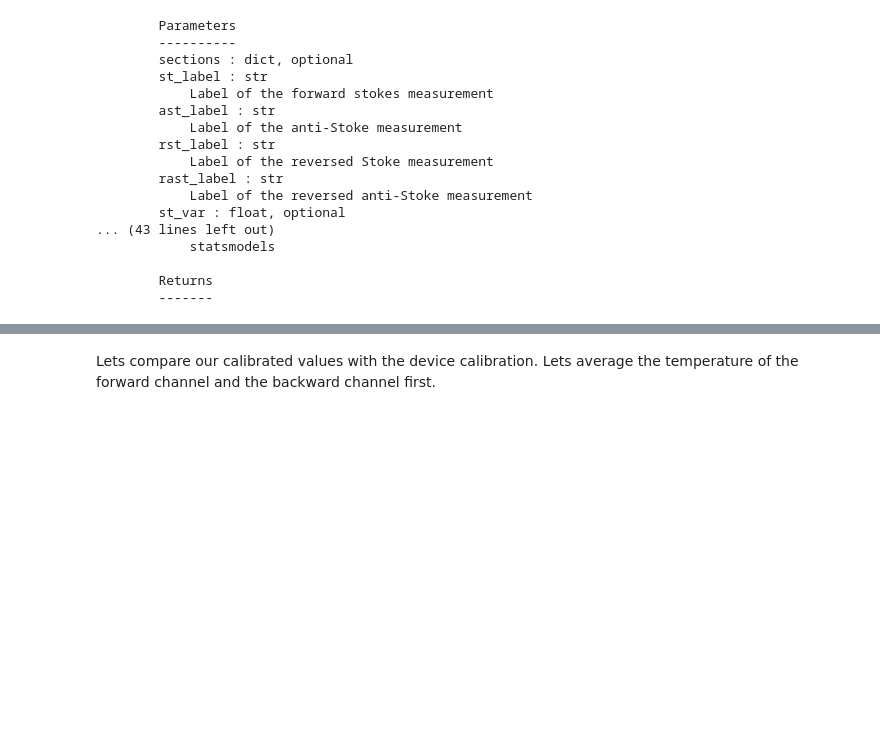
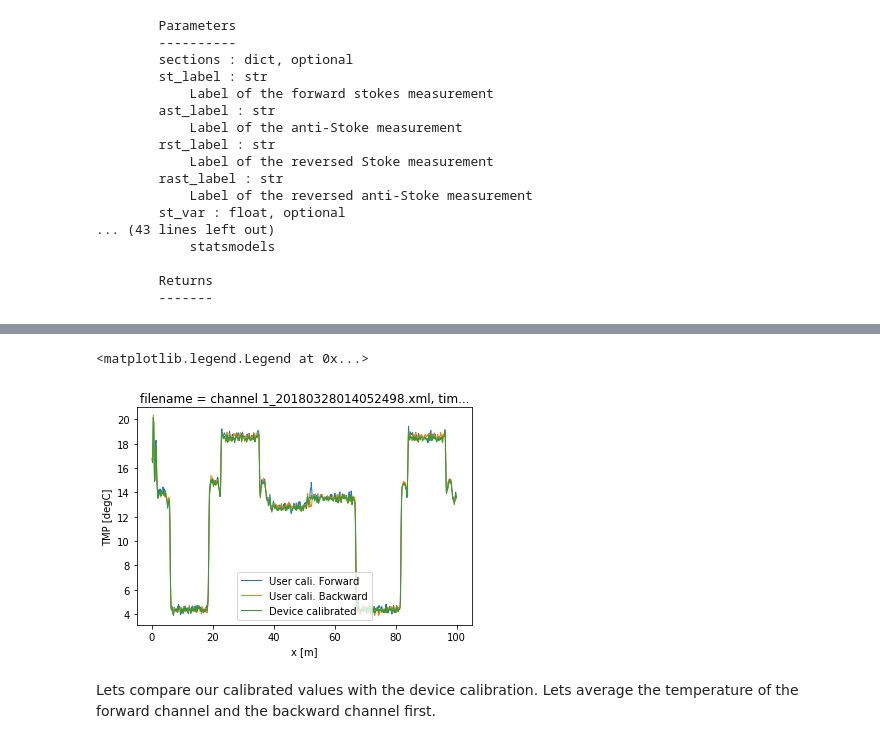
Before and after one commit to dtscalibration/python-dts-calibration, a Jupyter notebook: examples/notebooks/06Calibrate_double_ols.ipynb, the cells around one changed output, grey strips where cells are left out. Cells and saved outputs as stored; diff of their text form; code cells hidden in the pictures; blank space fills up the shorter version.

```diff
--- a/examples/notebooks/06Calibrate_double_ols.ipynb
+++ b/examples/notebooks/06Calibrate_double_ols.ipynb
@@ -87,9 +89,13 @@ itn   =      16   r2norm = 9.0e-02   acond = 2.1e+04   xnorm  = 6.4e-01
 # %%
 ds1 = ds100.isel(time=0)  # take only the first timestep
 
-# ds1.TMPF.plot(linewidth=1)  # plot the temperature calibrated by us
-# ds1.TMPB.plot(linewidth=1)  # plot the temperature calibrated by us
-# ds1.TMP.plot(linewidth=1)  # plot the temperature calibrated by the device
+ds1.TMPF.plot(linewidth=1, label='User cali. Forward')  # plot the temperature calibrated by us
+ds1.TMPB.plot(linewidth=1, label='User cali. Backward')  # plot the temperature calibrated by us
+ds1.TMP.plot(linewidth=1, label='Device calibrated')  # plot the temperature calibrated by the device
+plt.legend()
+# %% [output]
+<matplotlib.legend.Legend at 0x...>
+[figure, added]
 # %% [markdown]
 Lets compare our calibrated values with the device calibration. Lets average the temperature of the forward channel and the backward channel first.
 # %%
```
Also changed, not shown: parts of 3 cells of this notebook, 14 other files.
